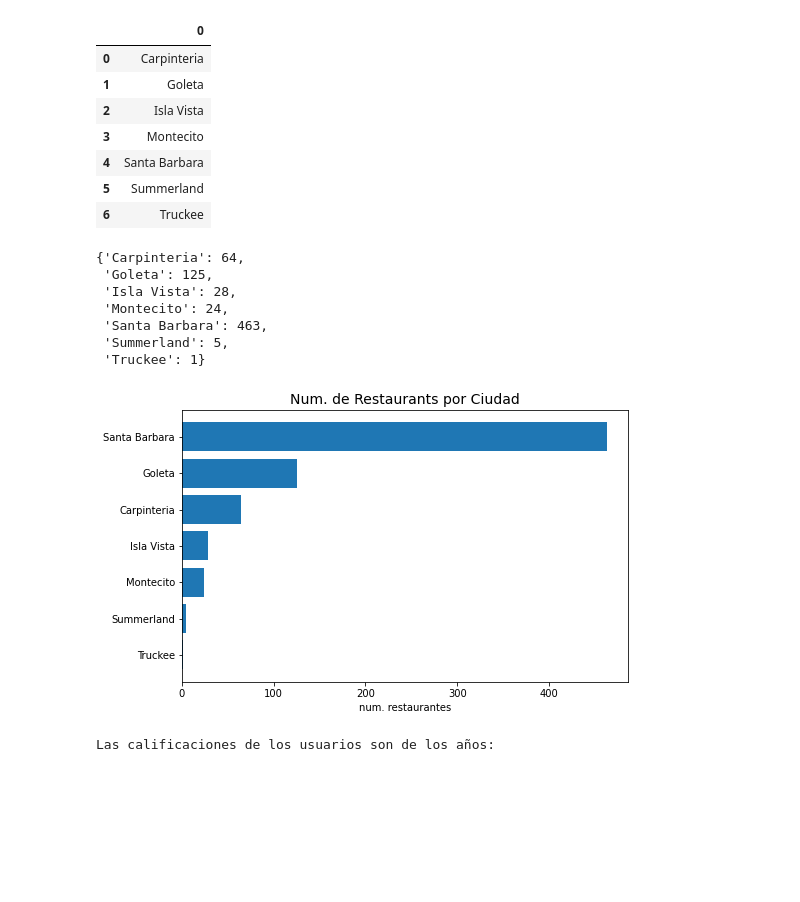
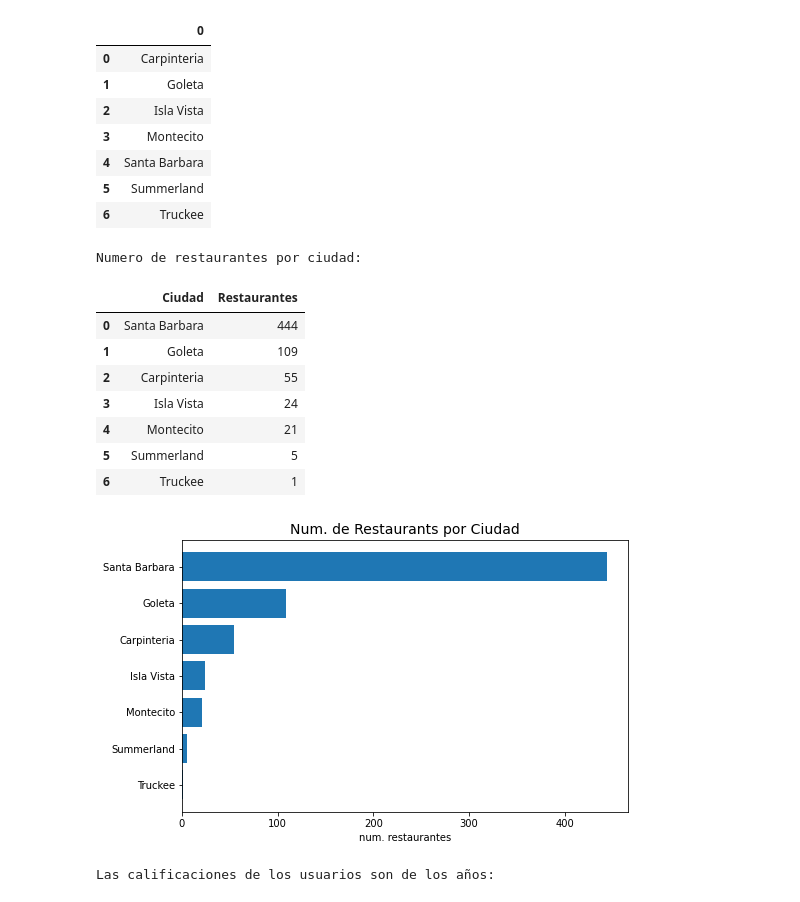
Before and after one commit to ivnlee/proyecto-portafolio, a Jupyter notebook: notebooks/initial_analysis.ipynb, the cells around one changed output. Drawn from its saved outputs; the diff is of its cells as text; code cells hidden in the pictures; blank space fills up the shorter version.

```diff
--- a/notebooks/initial_analysis.ipynb
+++ b/notebooks/initial_analysis.ipynb
@@ -230,11 +233,14 @@ Ciudades donde se ubican los restaurantes:
 # %%
 # Restaurants per city
 
+# eliminate duplicate restaurant names
+df_names = df_clean.drop_duplicates(subset='name', ignore_index=True)
+
 # get a sorted list of the unique cities in the column
-unique_cities = sorted(df_clean['city'].unique())
+unique_cities = sorted(df_names['city'].unique())
 
-# count the number of unique business_id occurrences for each city
-counts = df_clean.groupby('city')['name'].nunique().sort_index()
+# count the number of unique restaurant occurrences for each city
+counts = df_names.groupby('city')['name'].nunique().sort_index()
 
 # create a dictionary of unique cities and their counts
 unique_counts = {}
@@ -242,29 +248,36 @@ for value in unique_cities:
     count = counts.get(value, 0)
     unique_counts[value] = count
 
-unique_counts
+sorted_data = dict(sorted(unique_counts.items(), key=lambda item: item[1], reverse=True))
+
+df_unique = pd.DataFrame({'Ciudad':sorted_data.keys(),
+                        'Restaurantes':sorted_data.values()
+                       })
+
+print('Numero de restaurantes por ciudad:')
+df_unique
 # %% [output]
-{'Carpinteria': 64,
- 'Goleta': 125,
- 'Isla Vista': 28,
- 'Montecito': 24,
- 'Santa Barbara': 463,
- 'Summerland': 5,
- 'Truckee': 1}
+Numero de restaurantes por ciudad:
+|  | Ciudad | Restaurantes |
+| 0 | Santa Barbara | 444 |
+| 1 | Goleta | 109 |
+| 2 | Carpinteria | 55 |
+| 3 | Isla Vista | 24 |
+| 4 | Montecito | 21 |
+| 5 | Summerland | 5 |
+| 6 | Truckee | 1 |
 # %%
-# sort the dictionary by its values in ascending order
-sorted_data = dict(sorted(unique_counts.items(), key=lambda item: item[1]))
+# show results in a bar plot
+df_unique = df_unique.sort_values(by='Restaurantes', ascending=True)
 
 plt.figure(figsize=(8,5))
-
-plt.barh(range(len(sorted_data)), list(sorted_data.values()), align='center')
-plt.yticks(range(len(sorted_data)), list(sorted_data.keys()))
+plt.barh(df_unique['Ciudad'], df_unique['Restaurantes'])
 
 plt.title('Num. de Restaurants por Ciudad', size=14)
 plt.xlabel('num. restaurantes')
 plt.show()
 # %% [output]
-[figure, old version]
+[figure, new version]
 # %%
 # Extract the year from the timestamp
 years = df_clean['date'].str[:4]
```
Also changed, not shown: parts of 22 cells of this notebook.
